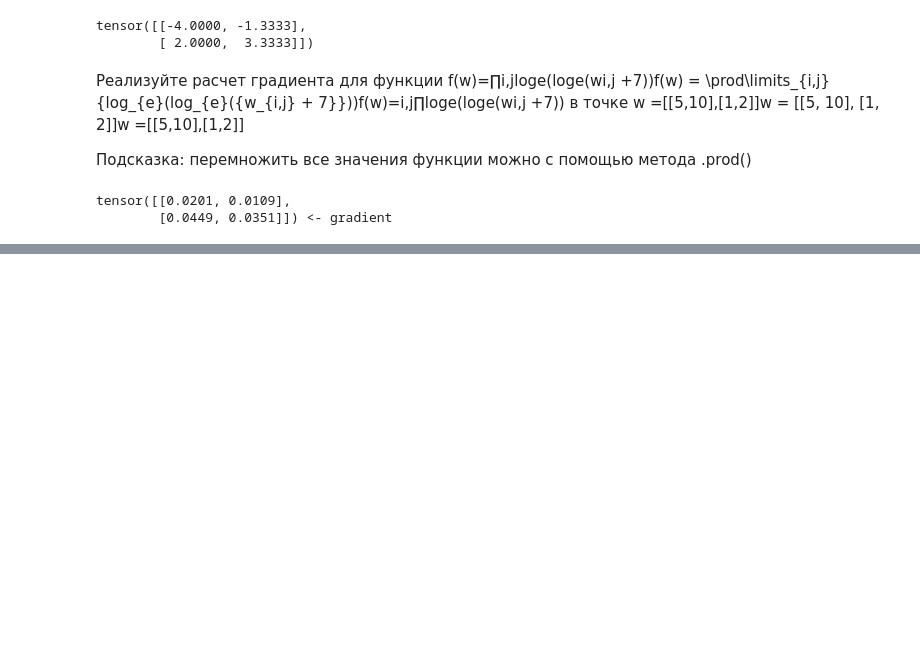
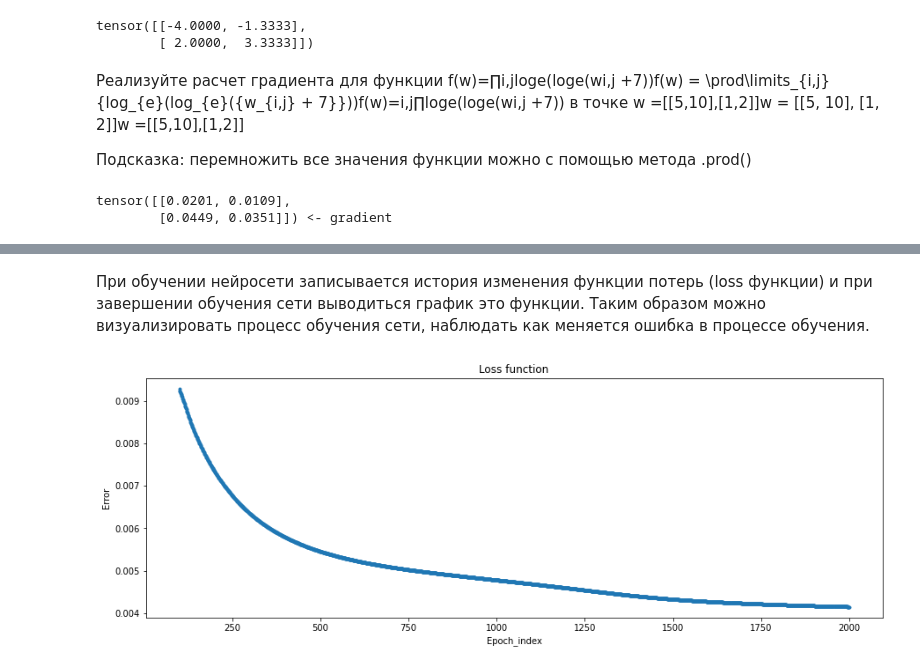
Before and after one commit to wisoffe/Courses, a Jupyter notebook: Stepik. Neural networks and computer vision/Stepik_NN_and_CV.ipynb, the cells around one changed output, grey strips where cells are left out. Drawn from its saved outputs; the diff is of its cells as text; code cells hidden in the pictures; blank space fills up the shorter version.

```diff
--- a/Stepik. Neural networks and computer vision/Stepik_NN_and_CV.ipynb
+++ b/Stepik. Neural networks and computer vision/Stepik_NN_and_CV.ipynb
@@ -73,0 +310,29 @@ tensor([[0.0201, 0.0109],
+# %% [markdown]
+При обучении нейросети записывается история изменения функции потерь (loss функции)
+и при завершении обучения сети выводиться график это функции.
+Таким образом можно визуализировать процесс обучения сети, наблюдать как меняется ошибка в процессе обучения.
+# %%
+epoch_num = 2000
+loss_history = [[0,0] for i in range(epoch_num)]
+
+for epoch_index in range(epoch_num):
+  optimizer.zero_grad()
+
+  y_pred = net.forward(x_train)
+  loss_value = loss(y_pred, y_train)
+
+  loss_history[epoch_index][0] = epoch_index
+  loss_history[epoch_index][1] = loss_value.data.numpy().tolist()
+
+  loss_value.backward()
+  optimizer.step()
+
+# При построении отсекается первые 100 значений,
+# так как функция сначала имеет большие значения и начинает резко сходиться
+plt.plot([row[0] for row in loss_history][100:], [row[1] for row in loss_history][100:], '.')
+plt.title(label='Loss function')
+plt.xlabel('Epoch_index')
+plt.ylabel('Error');
+plt.show()
+# %% [output]
+[figure, added]
```
Also changed, not shown: parts of 63 cells of this notebook, 2 other files.
